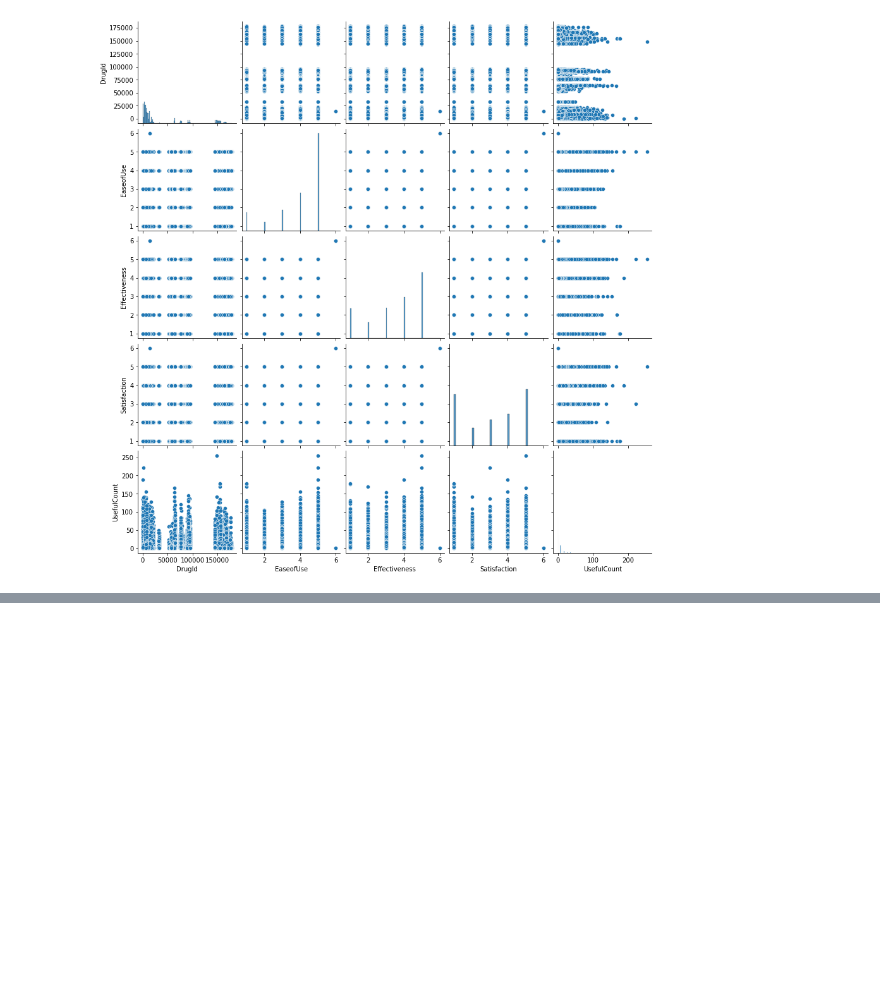
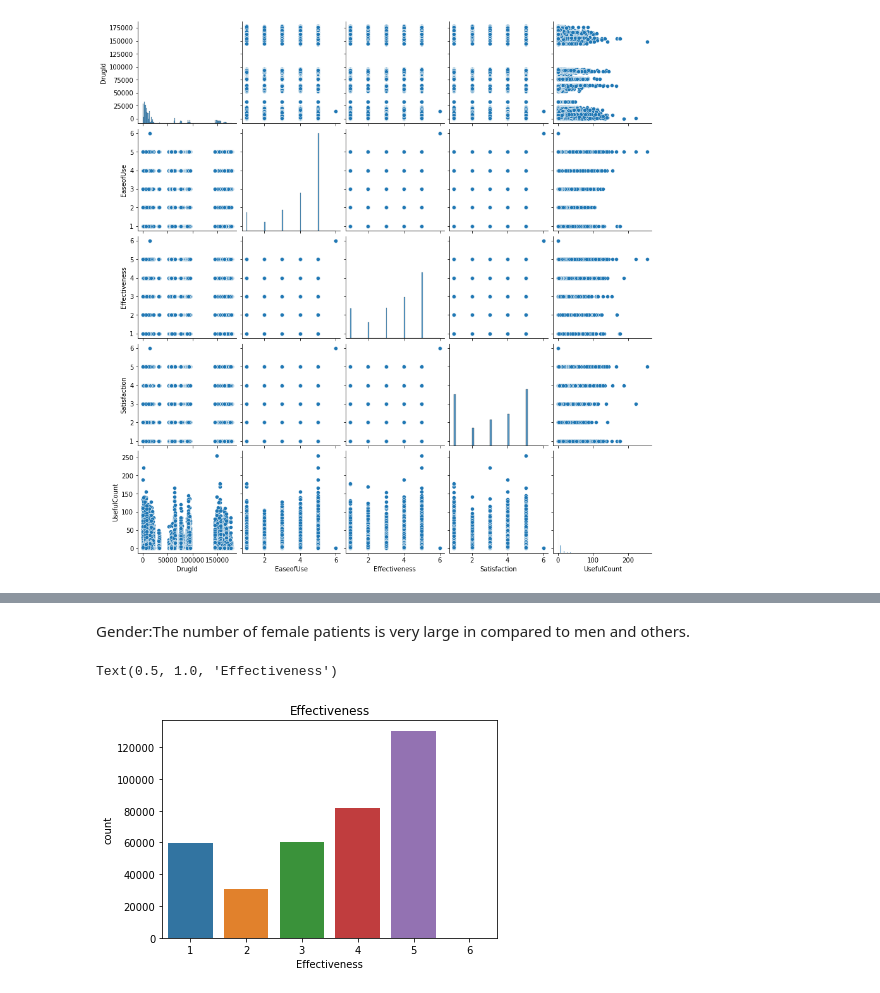
Before and after one commit to GreeshmaBiju123/INTERNSHIP, a Jupyter notebook: INTERNSHIP.ipynb, the cells around one changed output, grey strips where cells are left out. Cells and saved outputs as stored; diff of their text form; code cells hidden in the pictures; blank space fills up the shorter version.

```diff
--- a/INTERNSHIP.ipynb
+++ b/INTERNSHIP.ipynb
@@ -355,0 +381,8 @@ memory usage: 23.5+ MB
+# %% [markdown]
+Gender:The number of female patients is very large in compared to men and others.
+# %%
+sns.countplot(data['Effectiveness'])
+plt.title('Effectiveness')
+# %% [output]
+Text(0.5, 1.0, 'Effectiveness')
+[figure, added]
```
Also changed, not shown: parts of 61 cells of this notebook.
